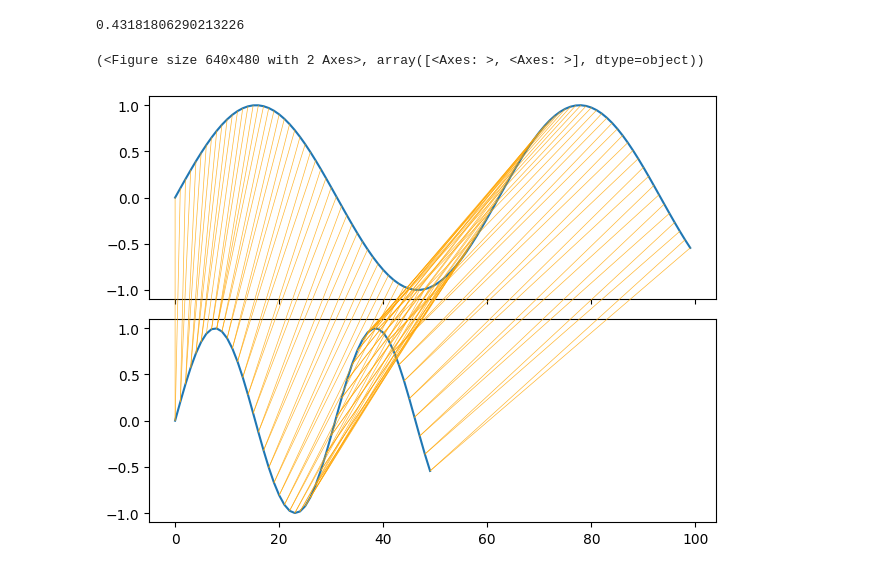
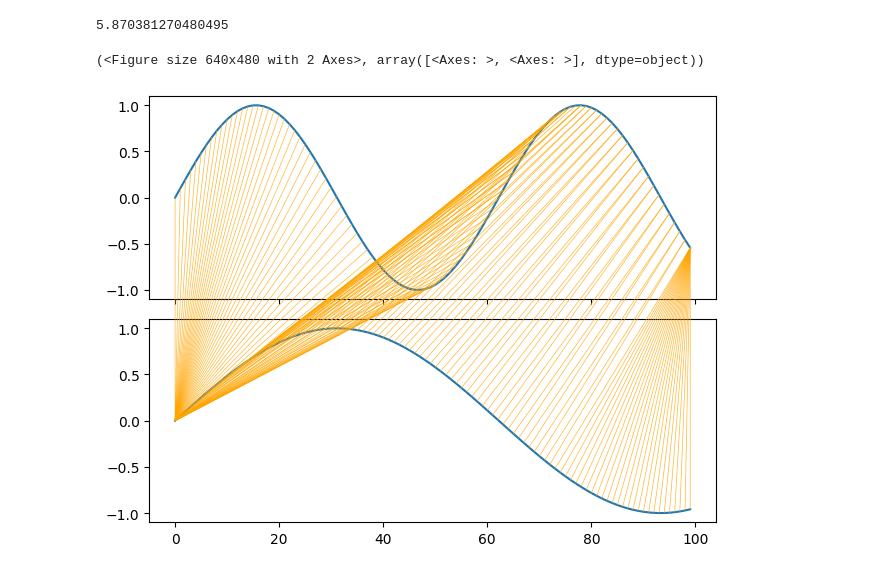
Before and after one commit to hsm9416/voucher, a Jupyter notebook: trajectory_1004/dtw.ipynb, the cells around one changed output. Cells and saved outputs as stored; diff of their text form; code cells hidden in the pictures.

```diff
--- a/trajectory_1004/dtw.ipynb
+++ b/trajectory_1004/dtw.ipynb
@@ -1,17 +1,17 @@
 # %%
 import numpy as np
 import pandas as pd
 from dtaidistance import dtw
 from dtaidistance import dtw_visualisation as dtwvis
 
 #sin함수 a
 a = np.sin(np.linspace(0, 10, 100))
-b = np.sin(np.linspace(0, 10, 50))
+b = np.sin(np.linspace(0, 5, 100))
 distance = dtw.distance(a, b)
 print(distance)
 
 dtwvis.plot_warping(a, b, path = dtw.warping_path(a, b))
 # %% [output]
-0.43181806290213226
+5.870381270480495
 (<Figure size 640x480 with 2 Axes>, array([<Axes: >, <Axes: >], dtype=object))
-[figure, old version]
+[figure, new version]
```
Also changed, not shown: 4 other files.
